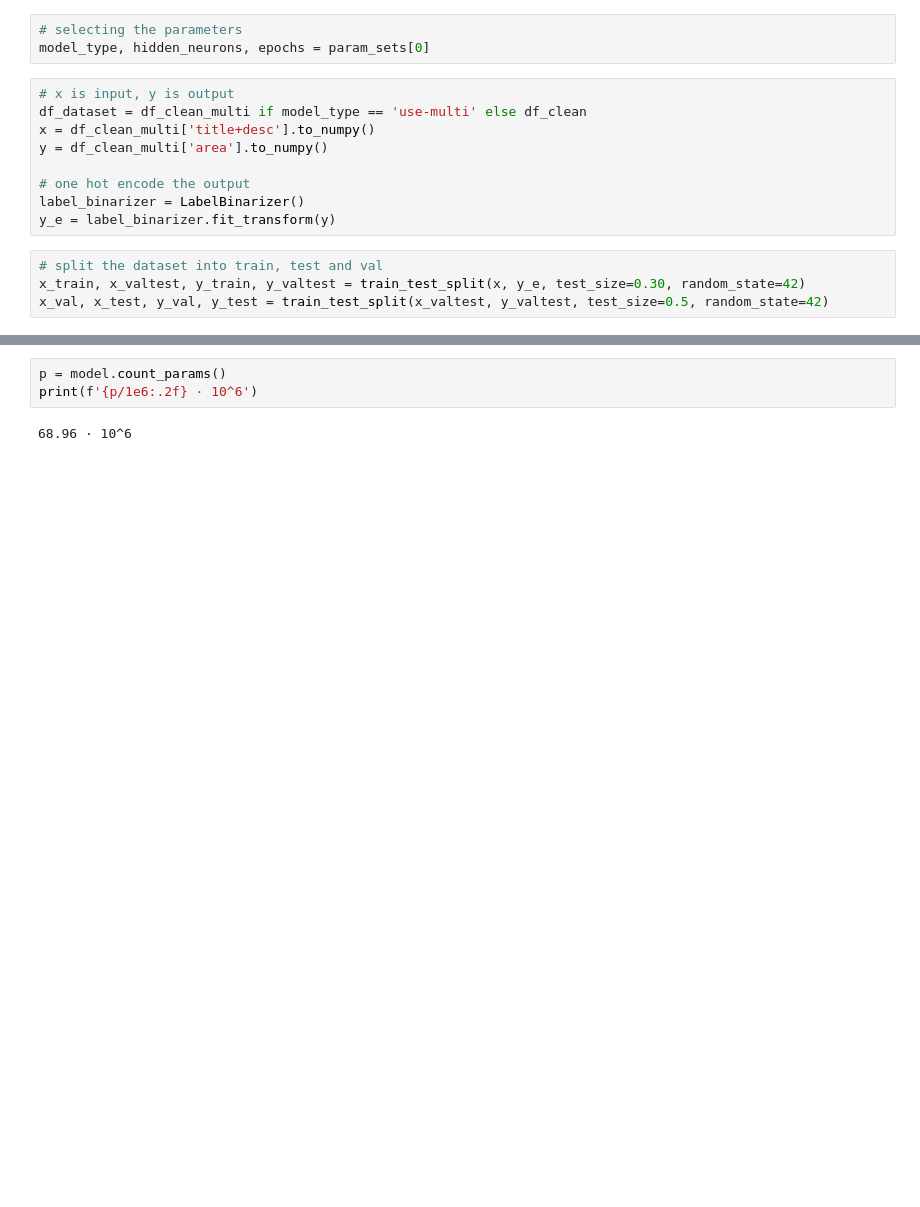
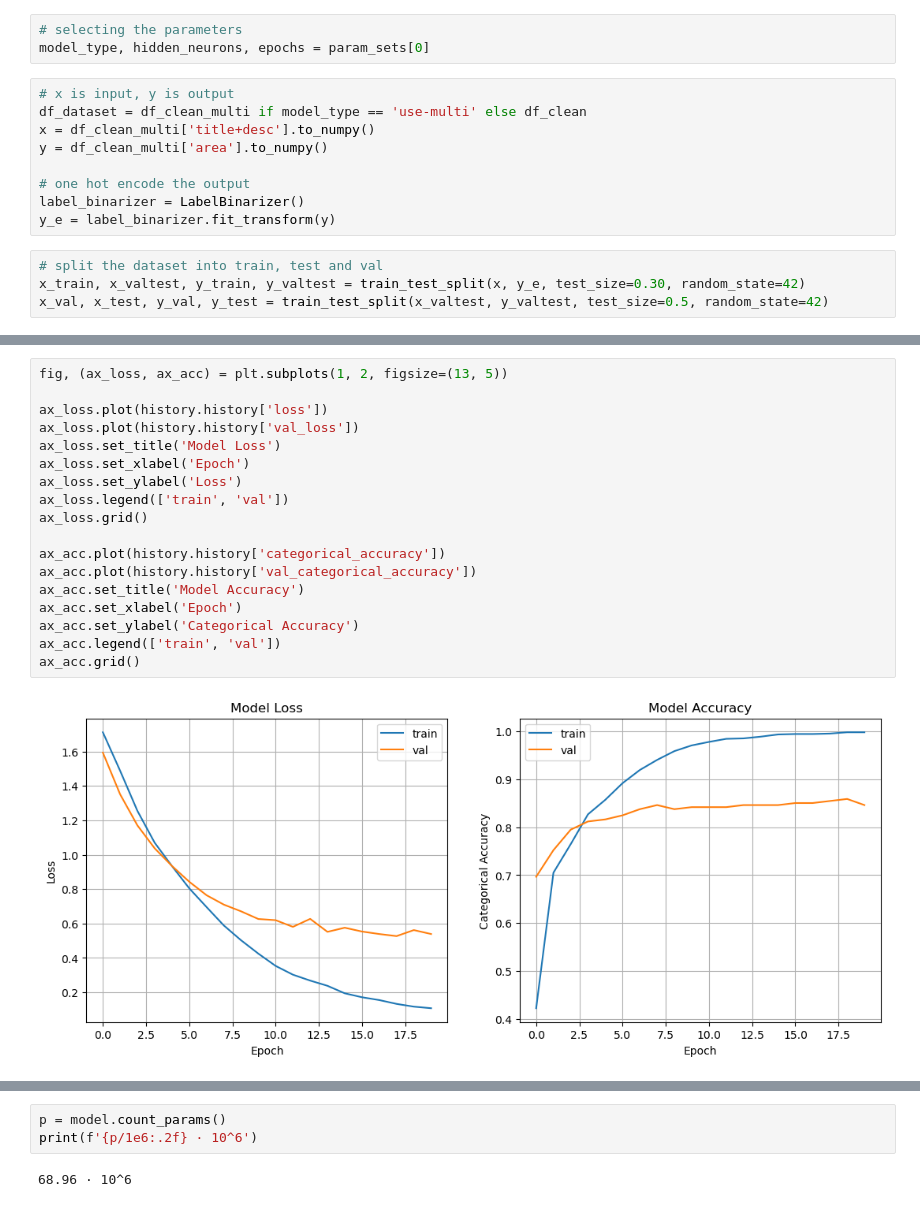
Before and after one commit to thvlio/project-hunter-public, a Jupyter notebook: train_model.ipynb, the cells around one changed output, grey strips where cells are left out. Cells and saved outputs as stored; diff of their text form; blank space fills up the shorter version.

```diff
--- a/train_model.ipynb
+++ b/train_model.ipynb
@@ -322,3 +347,23 @@ Epoch 8/8
+# %%
+fig, (ax_loss, ax_acc) = plt.subplots(1, 2, figsize=(13, 5))
+
+ax_loss.plot(history.history['loss'])
+ax_loss.plot(history.history['val_loss'])
+ax_loss.set_title('Model Loss')
+ax_loss.set_xlabel('Epoch')
+ax_loss.set_ylabel('Loss')
+ax_loss.legend(['train', 'val'])
+ax_loss.grid()
+
+ax_acc.plot(history.history['categorical_accuracy'])
+ax_acc.plot(history.history['val_categorical_accuracy'])
+ax_acc.set_title('Model Accuracy')
+ax_acc.set_xlabel('Epoch')
+ax_acc.set_ylabel('Categorical Accuracy')
+ax_acc.legend(['train', 'val'])
+ax_acc.grid()
+# %% [output]
+[figure, added]
 # %%
 # get train accuracy
 train_loss, train_acc = model.evaluate(x_train, y_train, batch_size=32)
```
Also changed, not shown: parts of 10 cells of this notebook, 4 other files.
